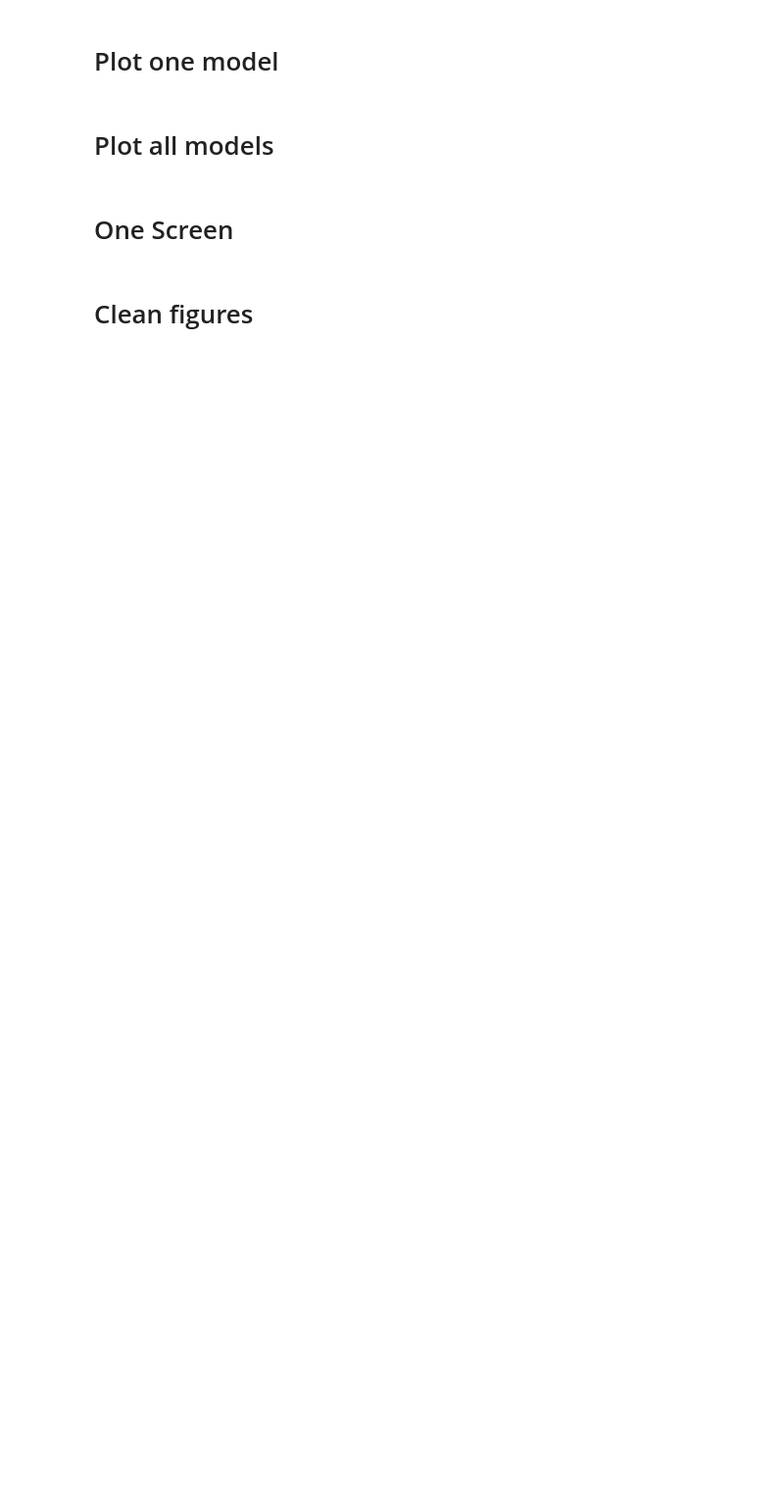
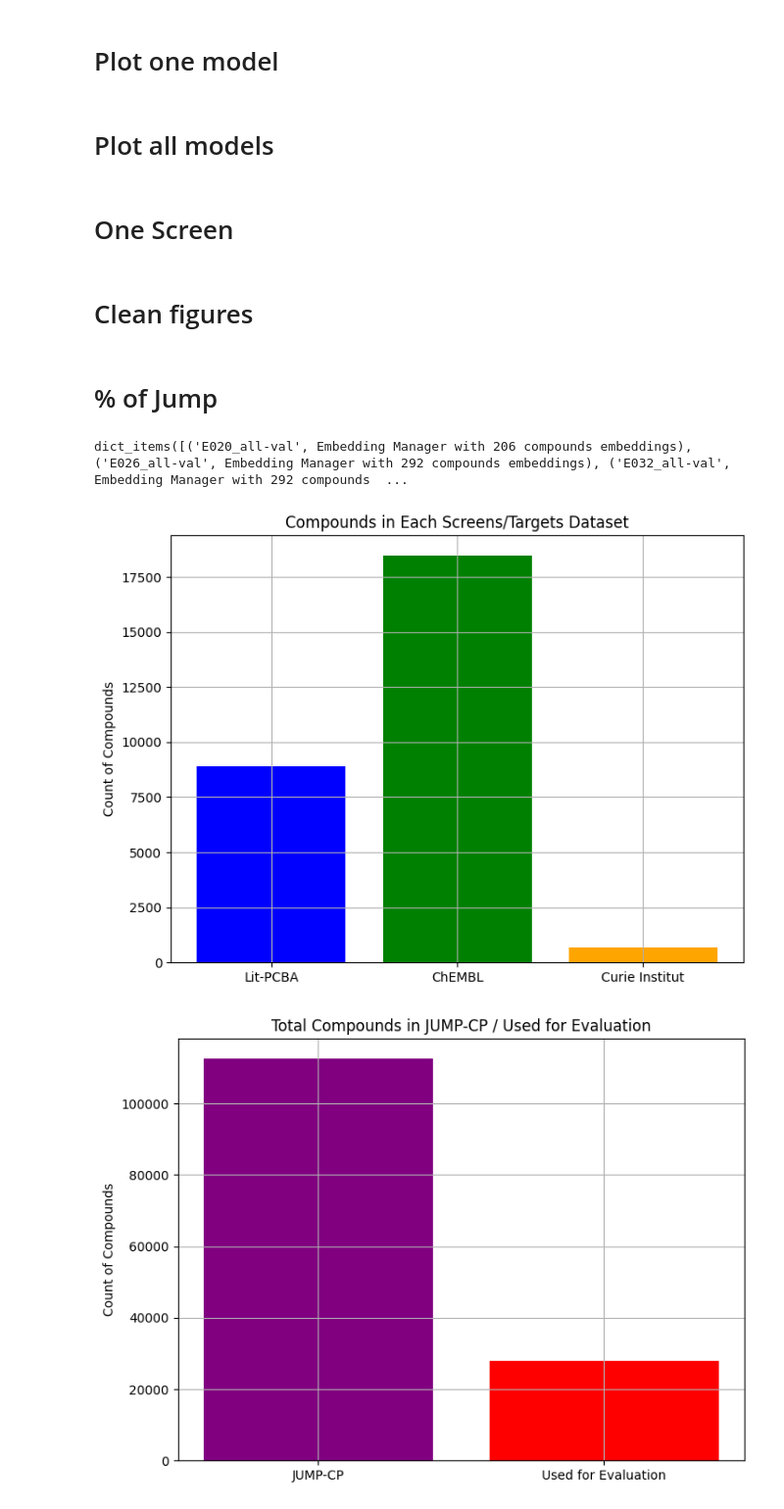
Before and after one commit to mxfly14/phenoseeker, a Jupyter notebook: notebooks/fig_2_bioproxy.ipynb, the cells around one changed output. Shown: that part at 98% size. Drawn from its saved outputs; the diff is of its cells as text; code cells hidden in the pictures; blank space fills up the shorter version.

```diff
--- a/notebooks/fig_2_bioproxy.ipynb
+++ b/notebooks/fig_2_bioproxy.ipynb
@@ -577,3 +579,70 @@ plot_EF(curie_results_dino, "Curie screens")
 lit_pcba_results_dino[lit_pcba_results_dino['Threshold']==5]
 # %%
 plot_EF(lit_pcba_results_dino, "Lit-PCBA Targets", (5,5), True)
+# %% [markdown]
+# % of Jump
+# %%
+
+eval.screen_embedding_managers['Curie'].items()
+# %% [output]
+dict_items([('E020_all-val', Embedding Manager with 206 compounds embeddings), ('E026_all-val', Embedding Manager with 292 compounds embeddings), ('E032_all-val', Embedding Manager with 292 compounds  ...
+# %%
+jcp_curie = []
+for key, em in eval.screen_embedding_managers['Curie'].items():
+    jcp_curie = jcp_curie + em.df['Metadata_JCP2022'].to_list()
+jcp_curie = set(jcp_curie)
+# %%
+jcp_chembl = []
+for key, em in eval.screen_embedding_managers['ChEMBL'].items():
+    jcp_chembl = jcp_chembl + em.df['Metadata_JCP2022'].to_list()
+jcp_chembl = set(jcp_chembl)
+# %%
+jcp_litpcba = []
+for key, em in eval.screen_embedding_managers['Lit-PCBA'].items():
+    jcp_litpcba = jcp_litpcba + em.df['Metadata_JCP2022'].to_list()
+jcp_litpcba = set(jcp_litpcba)
+# %%
+big_list = set(eval.global_embedding_manager.df['Metadata_JCP2022'].to_list())
+sublist1 = jcp_litpcba
+sublist2 = jcp_chembl
+sublist3 = jcp_curie
+
+count_in_big_list_sublist1 = len(sublist1 & big_list)
+count_in_big_list_sublist2 = len(sublist2 & big_list)
+count_in_big_list_sublist3 = len(sublist3 & big_list)
+
+
+total_extracted = count_in_big_list_sublist1 + count_in_big_list_sublist2 + count_in_big_list_sublist3
+
+
+labels = ['Lit-PCBA', 'ChEMBL', 'Curie Institut', 'JUMP-CP']
+counts = [count_in_big_list_sublist1, count_in_big_list_sublist2, count_in_big_list_sublist3, total_extracted]
+
+
+fig, ax1 = plt.subplots(figsize=(8, 6))
+ax1.bar(labels[:-1], counts[:-1], color=['blue', 'green', 'orange'])
+ax1.set_title('Compounds in Each Screens/Targets Dataset')
+ax1.grid()
+ax1.set_ylabel('Count of Compounds')
+plt.show()
+
+
+fig, ax2 = plt.subplots(figsize=(8, 6))
+ax2.bar(['JUMP-CP', 'Used for Evaluation'], [len(big_list), total_extracted], color=['purple', 'red'])
+ax2.grid()
+ax2.set_title('Total Compounds in JUMP-CP / Used for Evaluation')
+ax2.set_ylabel('Count of Compounds')
+plt.show()
+
+
+fig, ax3 = plt.subplots(figsize=(8, 6))
+ax3.bar('Extracted', count_in_big_list_sublist1, color='blue', label='Sublist 1')
+ax3.bar('Extracted', count_in_big_list_sublist2, bottom=count_in_big_list_sublist1, color='green', label='Sublist 2')
+ax3.bar('Extracted', count_in_big_list_sublist3, bottom=count_in_big_list_sublist1 + count_in_big_list_sublist2, color='orange', label='Sublist 3')
+ax3.set_title('Stacked Distribution of Extracted Compounds')
+ax3.set_ylabel('Count of Compounds')
+ax3.legend(loc='upper left')
+plt.show()
+# %% [output]
+[figure, added]
+[figure, added]
```
Also changed, not shown: parts of 2 cells of this notebook, 7 other files.
